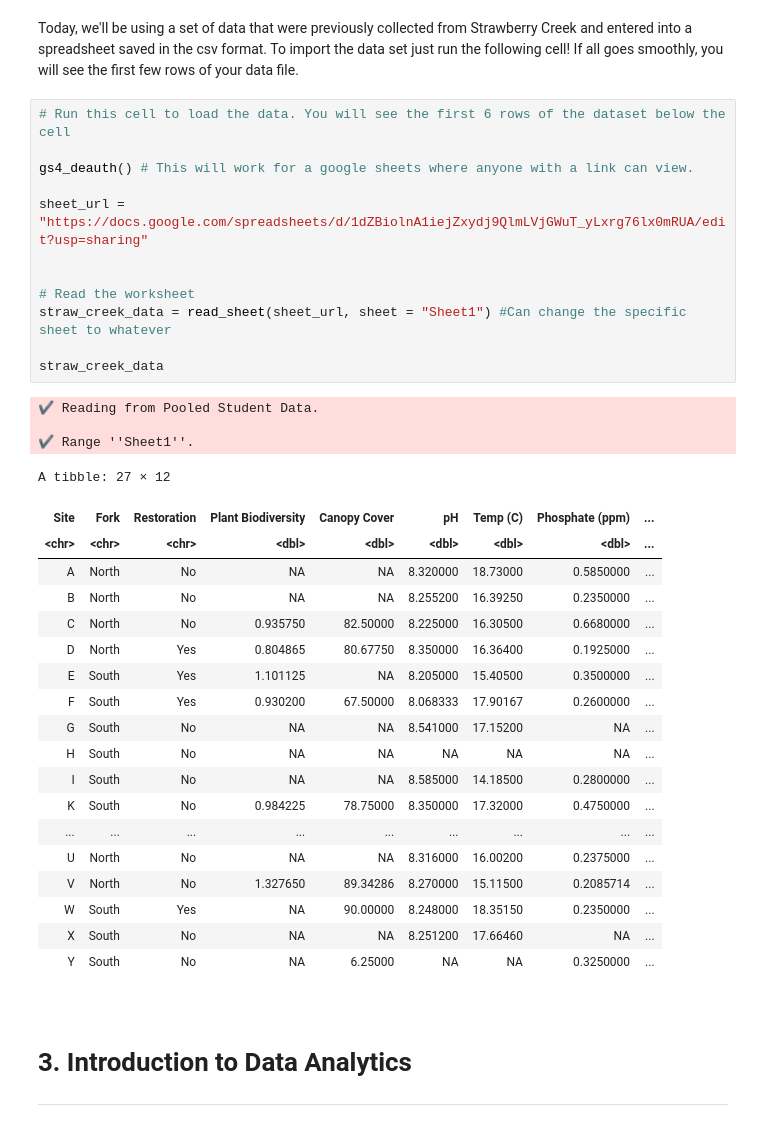
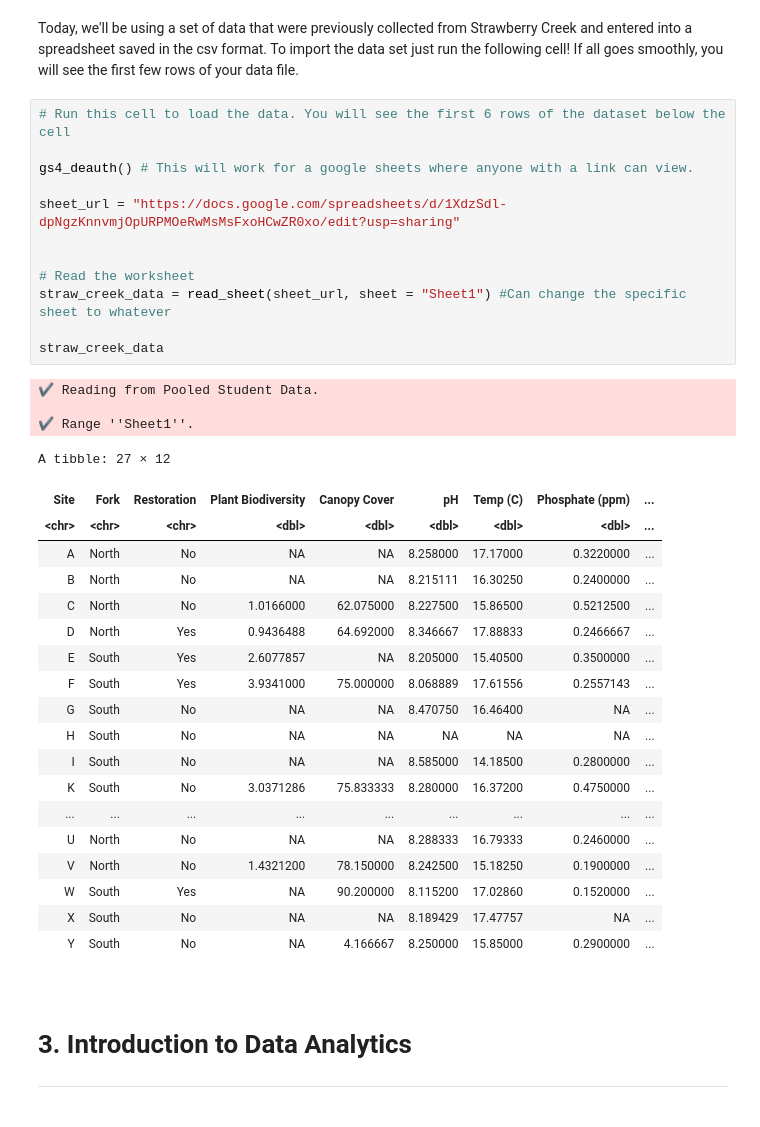
Before and after one commit to ds-modules/Bio-1B, a Jupyter notebook: Strawberry Creek/updated_straw_creek_lab_SP26.ipynb, the cells around one changed output. Drawn from its saved outputs; the diff is of its cells as text.

```diff
--- a/Strawberry Creek/updated_straw_creek_lab_SP26.ipynb
+++ b/Strawberry Creek/updated_straw_creek_lab_SP26.ipynb
@@ -88,38 +88,38 @@ Today, we'll be using a set of data that were previously collected from Strawber
 # %%
 # Run this cell to load the data. You will see the first 6 rows of the dataset below the cell
 
 gs4_deauth() # This will work for a google sheets where anyone with a link can view.
 
-sheet_url = "https://docs.google.com/spreadsheets/d/1dZBiolnA1iejZxydj9QlmLVjGWuT_yLxrg76lx0mRUA/edit?usp=sharing"
+sheet_url = "https://docs.google.com/spreadsheets/d/1XdzSdl-dpNgzKnnvmjOpURPMOeRwMsMsFxoHCwZR0xo/edit?usp=sharing"
 
 
 # Read the worksheet
 straw_creek_data = read_sheet(sheet_url, sheet = "Sheet1") #Can change the specific sheet to whatever
 
 straw_creek_data
 # %% [output]
 ✔ Reading from Pooled Student Data.
 
 ✔ Range ''Sheet1''.
 A tibble: 27 × 12
 | Site | Fork | Restoration | Plant Biodiversity | Canopy Cover | pH | Temp (C) | Phosphate (ppm) | ... |
 | <chr> | <chr> | <chr> | <dbl> | <dbl> | <dbl> | <dbl> | <dbl> | ... |
-| A | North | No | NA | NA | 8.320000 | 18.73000 | 0.5850000 | ... |
-| B | North | No | NA | NA | 8.255200 | 16.39250 | 0.2350000 | ... |
-| C | North | No | 0.935750 | 82.50000 | 8.225000 | 16.30500 | 0.6680000 | ... |
-| D | North | Yes | 0.804865 | 80.67750 | 8.350000 | 16.36400 | 0.1925000 | ... |
-| E | South | Yes | 1.101125 | NA | 8.205000 | 15.40500 | 0.3500000 | ... |
-| F | South | Yes | 0.930200 | 67.50000 | 8.068333 | 17.90167 | 0.2600000 | ... |
-| G | South | No | NA | NA | 8.541000 | 17.15200 | NA | ... |
+| A | North | No | NA | NA | 8.258000 | 17.17000 | 0.3220000 | ... |
+| B | North | No | NA | NA | 8.215111 | 16.30250 | 0.2400000 | ... |
+| C | North | No | 1.0166000 | 62.075000 | 8.227500 | 15.86500 | 0.5212500 | ... |
+| D | North | Yes | 0.9436488 | 64.692000 | 8.346667 | 17.88833 | 0.2466667 | ... |
+| E | South | Yes | 2.6077857 | NA | 8.205000 | 15.40500 | 0.3500000 | ... |
+| F | South | Yes | 3.9341000 | 75.000000 | 8.068889 | 17.61556 | 0.2557143 | ... |
+| G | South | No | NA | NA | 8.470750 | 16.46400 | NA | ... |
 | H | South | No | NA | NA | NA | NA | NA | ... |
 | I | South | No | NA | NA | 8.585000 | 14.18500 | 0.2800000 | ... |
-| K | South | No | 0.984225 | 78.75000 | 8.350000 | 17.32000 | 0.4750000 | ... |
+| K | South | No | 3.0371286 | 75.833333 | 8.280000 | 16.37200 | 0.4750000 | ... |
 | ... | ... | ... | ... | ... | ... | ... | ... | ... |
-| U | North | No | NA | NA | 8.316000 | 16.00200 | 0.2375000 | ... |
-| V | North | No | 1.327650 | 89.34286 | 8.270000 | 15.11500 | 0.2085714 | ... |
-| W | South | Yes | NA | 90.00000 | 8.248000 | 18.35150 | 0.2350000 | ... |
-| X | South | No | NA | NA | 8.251200 | 17.66460 | NA | ... |
-| Y | South | No | NA | 6.25000 | NA | NA | 0.3250000 | ... |
+| U | North | No | NA | NA | 8.288333 | 16.79333 | 0.2460000 | ... |
+| V | North | No | 1.4321200 | 78.150000 | 8.242500 | 15.18250 | 0.1900000 | ... |
+| W | South | Yes | NA | 90.200000 | 8.115200 | 17.02860 | 0.1520000 | ... |
+| X | South | No | NA | NA | 8.189429 | 17.47757 | NA | ... |
+| Y | South | No | NA | 4.166667 | 8.250000 | 15.85000 | 0.2900000 | ... |
 # %% [markdown]
 <br>
 
```
Also changed, not shown: parts of 14 cells of this notebook.
